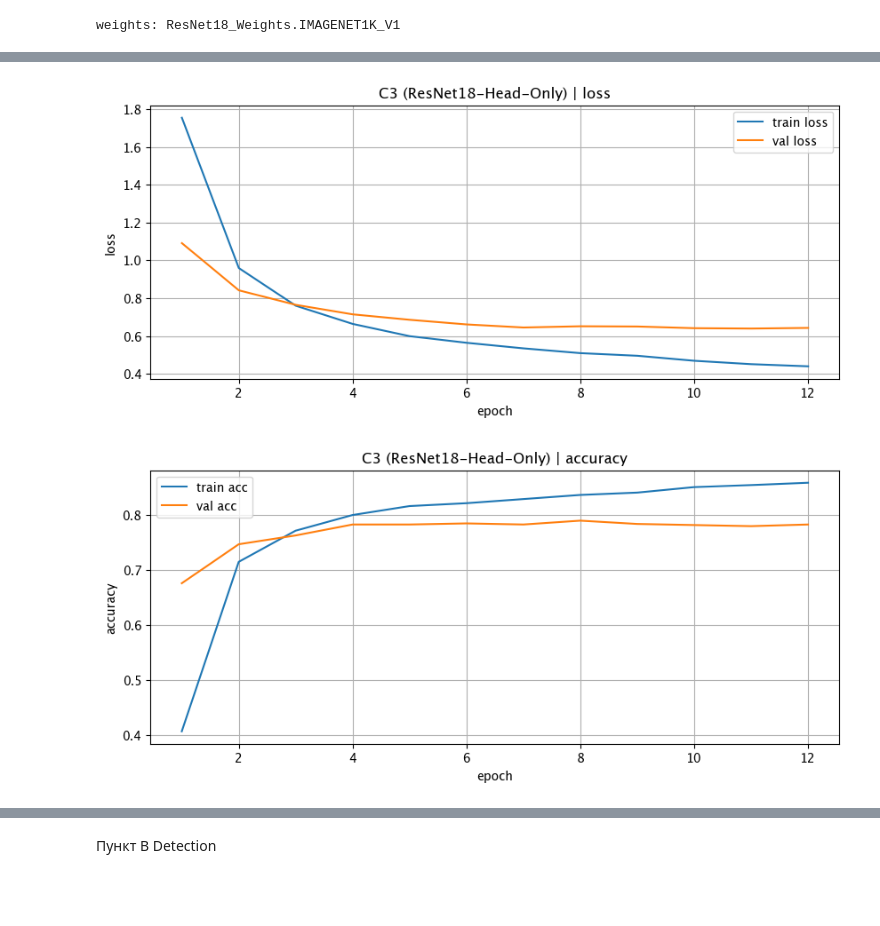
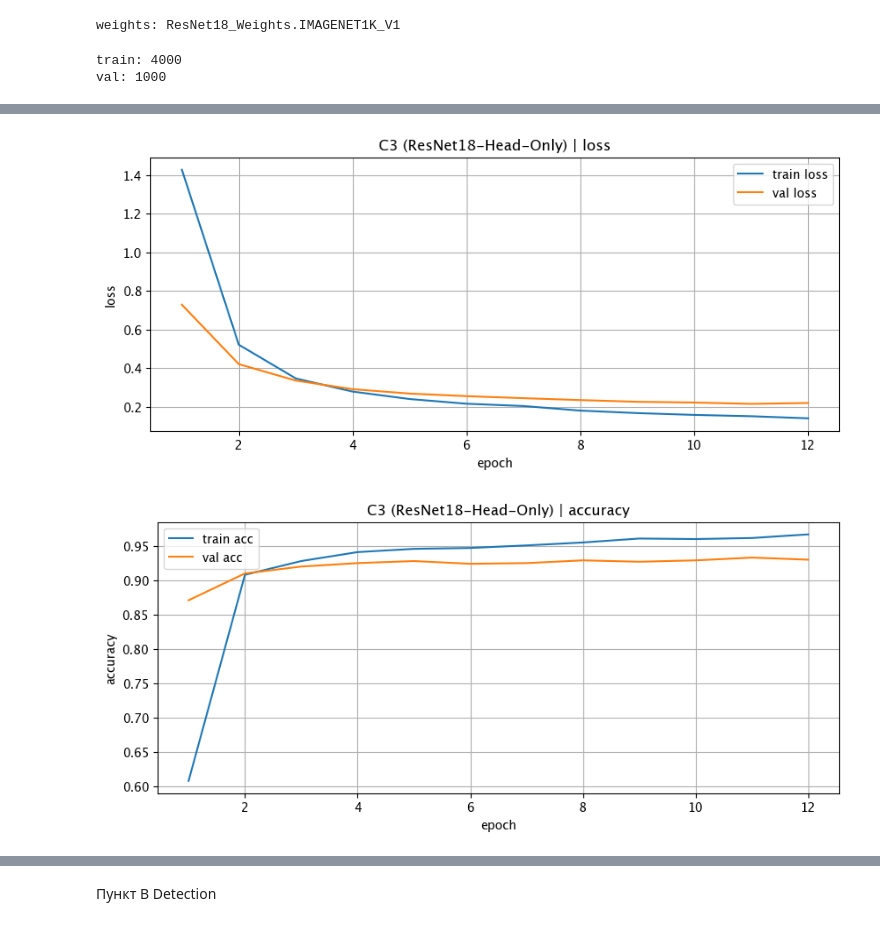
Before and after one commit to artem8249/Abdulmanov_KSBO-13-24_group_1, a Jupyter notebook: homeworks/HW10-11/HW10-11.ipynb, the cells around one changed output, grey strips where cells are left out. Cells and saved outputs as stored; diff of their text form; code cells hidden in the pictures; blank space fills up the shorter version.

```diff
--- a/homeworks/HW10-11/HW10-11.ipynb
+++ b/homeworks/HW10-11/HW10-11.ipynb
@@ -464,6 +464,35 @@ weights = get_resnet18_weights()
 print("weights:", weights)
 # %% [output]
 weights: ResNet18_Weights.IMAGENET1K_V1
+# %%
+weights = ResNet18_Weights.IMAGENET1K_V1
+tf_resnet_base = weights.transforms()
+
+
+ds_train_full_resnet = torchvision.datasets.STL10(
+    root=DATA_DIR, split='train', download=False, transform=tf_resnet_base
+)
+ds_test_resnet = torchvision.datasets.STL10(
+    root=DATA_DIR, split='test', download=False, transform=tf_resnet_base
+)
+
+n_total = len(ds_train_full_resnet)
+n_val = int(n_total * 0.2)
+n_train = n_total - n_val
+
+ds_train_base_resnet, ds_val_base_resnet = random_split(
+    ds_train_full_resnet, [n_train, n_val],
+    generator=torch.Generator().manual_seed(RANDOM_STATE)
+)
+
+train_loader_resnet = DataLoader(ds_train_base_resnet, batch_size=BATCH_SIZE, shuffle=True)
+val_loader_resnet = DataLoader(ds_val_base_resnet, batch_size=BATCH_SIZE, shuffle=False)
+
+print("train:", len(train_loader_resnet.dataset))
+print("val:", len(val_loader_resnet.dataset))
+# %% [output]
+train: 4000
+val: 1000
 # %%
 title = "C3 (ResNet18-Head-Only)"
 
@@ -482,8 +511,8 @@ def get_resnet18_head_only(num_classes=10):
 
 res_c3 = run_experiment(
     title,
-    train_loader,
-    val_loader,
+    train_loader_resnet,
+    val_loader_resnet,
     get_resnet18_head_only(),
     lr=1e-3,
     weight_decay=0.0
@@ -512,5 +541,5 @@ Epoch 12/12 | train loss 0.4399, acc 0.859 | val loss 0.6430, acc 0.783 | 51.8s
-[figure, old version]
+[figure, new version]
-[figure, old version]
+[figure, new version]
 # %%
 title = "C4 (ResNet18-FineTune)"
 
```
Also changed, not shown: parts of 6 cells of this notebook, 9 other files.
